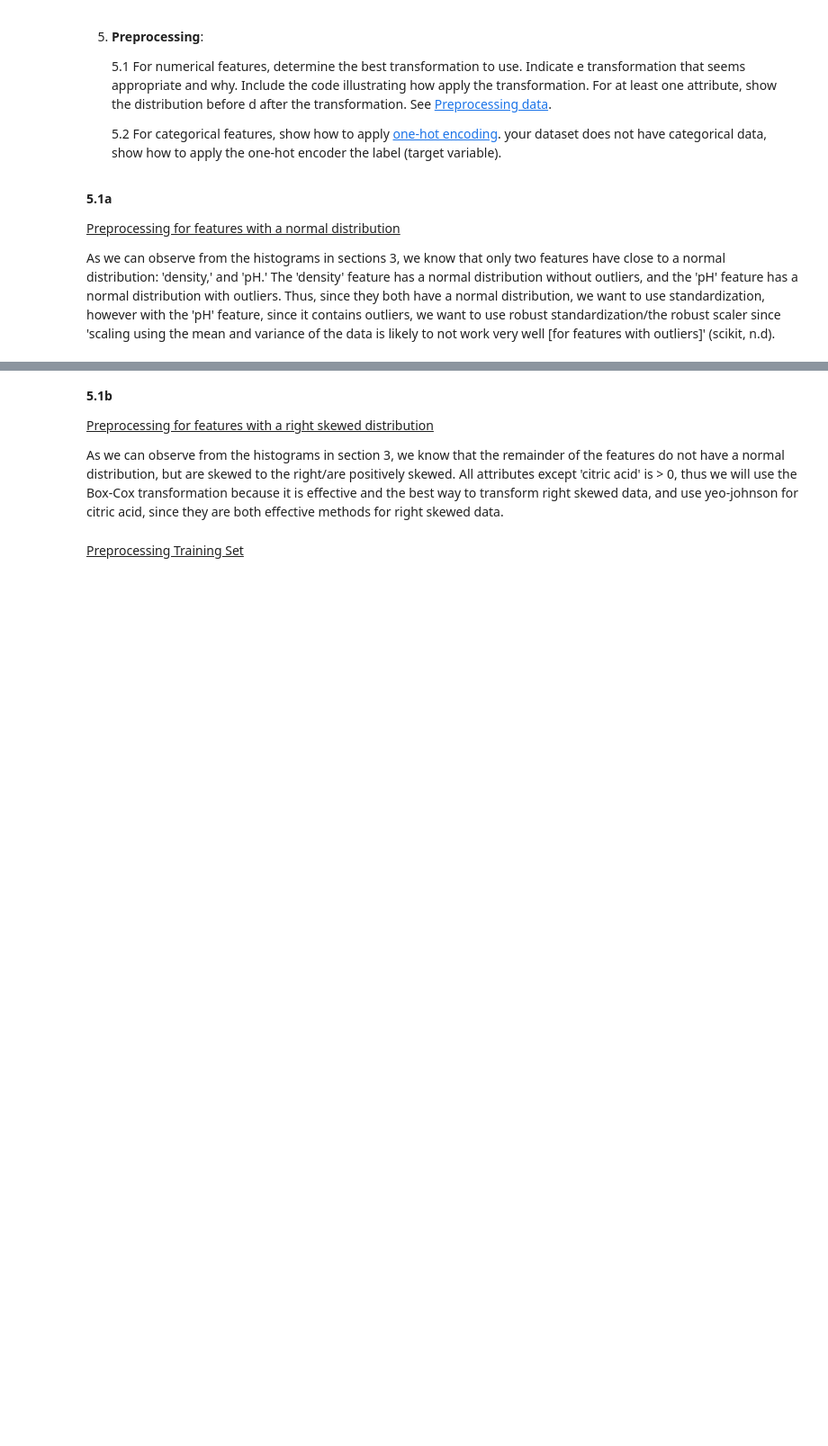
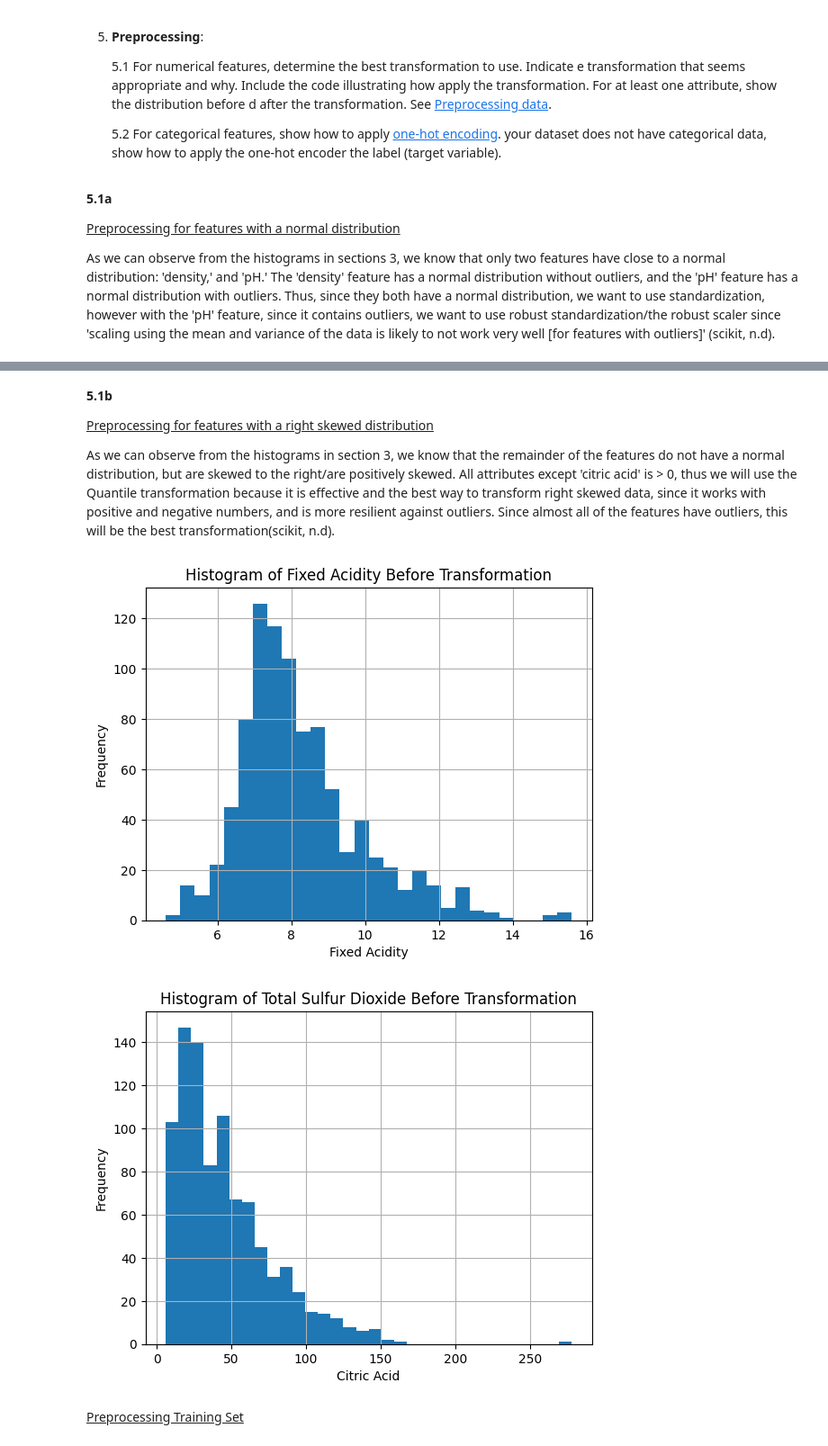
Before and after one commit to Obskurity/CSI4106_A1, a Jupyter notebook: CSI4106_A1_300185298.ipynb, the cells around one changed output, grey strips where cells are left out. Shown: that part at 90% size. Cells and saved outputs as stored; diff of their text form; code cells hidden in the pictures; blank space fills up the shorter version.

```diff
--- a/CSI4106_A1_300185298.ipynb
+++ b/CSI4106_A1_300185298.ipynb
@@ -359,6 +410,7 @@ X = wq_dataset.drop(columns=['quality'])
 
 # quality is the target class
 y = wq_dataset['quality']
+y = y.to_frame()
 
 print(X)
 print(y)
@@ -443,26 +534,29 @@ X_test['pH'] = pH_standardized
 
 <u>Preprocessing for features with a right skewed distribution</u>
 
-As we can observe from the histograms in section 3, we know that the remainder of the features do not have a normal distribution, but are skewed to the right/are positively skewed. All attributes except 'citric acid' is > 0, thus we will use the Box-Cox transformation because it is effective and the best way to transform right skewed data, and use yeo-johnson for citric acid, since they are both effective methods for right skewed data.
+As we can observe from the histograms in section 3, we know that the remainder of the features do not have a normal distribution, but are skewed to the right/are positively skewed. All attributes except 'citric acid' is > 0, thus we will use the Quantile transformation because it is effective and the best way to transform right skewed data, since it works with positive and negative numbers, and is more resilient against outliers. Since almost all of the features have outliers, this will be the best transformation(scikit, n.d).
 # %%
 # training set before:
 # Before transforming fixed acidity
 n = num_bins('fixed acidity', X_train_before)
 # Fixed Acidity Attribute
 X_train_before['fixed acidity'].hist(bins=n)
 plt.title('Histogram of Fixed Acidity Before Transformation')
 plt.xlabel('Fixed Acidity')
 plt.ylabel('Frequency')
 plt.show()
 
 # Before transforming total sulfur dioxide acid
 n = num_bins('total sulfur dioxide', X_train_before)
 # Fixed Acidity Attribute
 X_train_before['total sulfur dioxide'].hist(bins=n)
-plt.title('Histogram of Citric Acid Before Transformation')
+plt.title('Histogram of Total Sulfur Dioxide Before Transformation')
 plt.xlabel('Citric Acid')
 plt.ylabel('Frequency')
 plt.show()
+# %% [output]
+[figure, added]
+[figure, added]
 # %% [markdown]
 <u>Preprocessing Training Set</u>
 # %%
```
Also changed, not shown: parts of 30 cells of this notebook.
